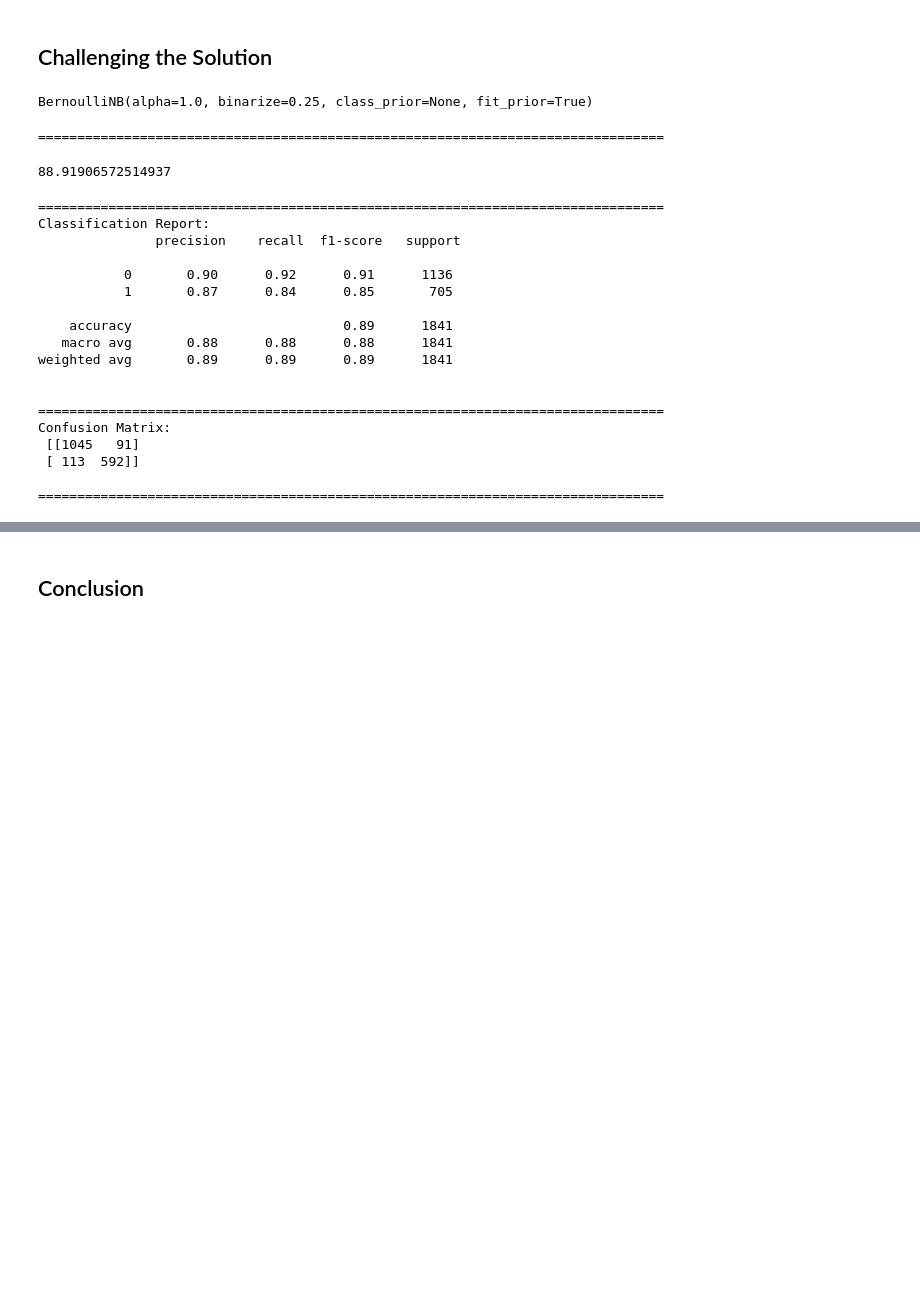
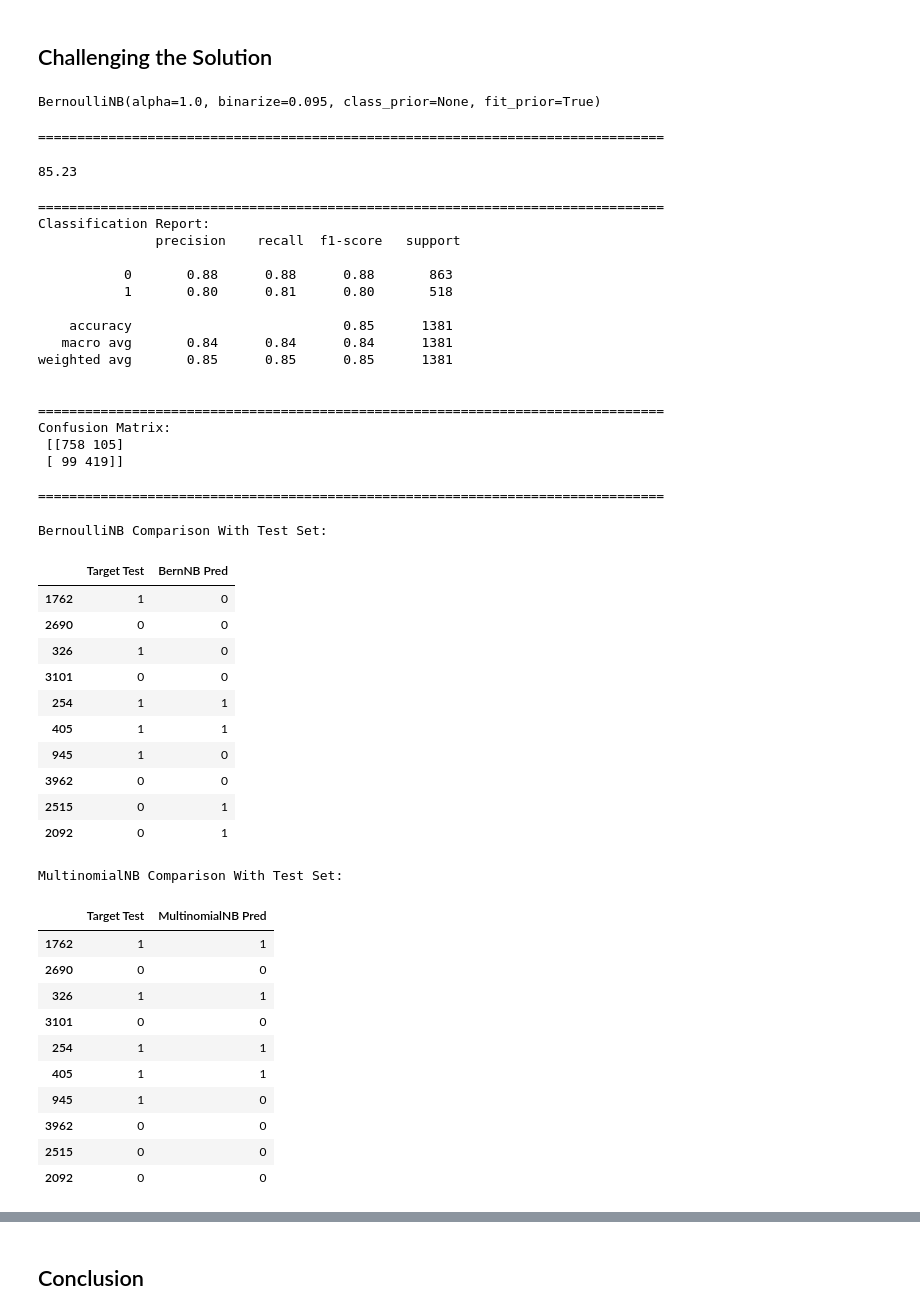
Before and after one commit to booorayan/naive_bayes_knn, a Jupyter notebook: Categorizing_Mail_As_Spam.ipynb, the cells around one changed output, grey strips where cells are left out. Cells and saved outputs as stored; diff of their text form; code cells hidden in the pictures; blank space fills up the shorter version.

```diff
--- a/Categorizing_Mail_As_Spam.ipynb
+++ b/Categorizing_Mail_As_Spam.ipynb
@@ -656,37 +750,70 @@ When we balance the values in the target variable , the accuracy of the model de
 # %%
 # using bernoulli naives bayes
 
-bern = BernoulliNB(binarize=0.25)
+bern = BernoulliNB(binarize=0.095)
 
-bern.fit(feeatt_train, taargg_train)
+bern.fit(ffeatt_train, ttargg_train)
 
-bern_pred = bern.predict(feeatt_test)
+bern_pred = bern.predict(ffeatt_test)
 print('\n' + '===='*20)
-metrics.accuracy_score(taargg_test, bern_pred) * 100
+np.round(metrics.accuracy_score(ttargg_test, bern_pred) * 100, 2)
 print('\n' + '===='*20)
-print('Classification Report:\n', metrics.classification_report(taargg_test, bern_pred))
+print('Classification Report:\n', metrics.classification_report(ttargg_test, bern_pred))
 print('\n' + '===='*20)
-print('Confusion Matrix:\n', metrics.confusion_matrix(taargg_test, bern_pred))
+print('Confusion Matrix:\n', metrics.confusion_matrix(ttargg_test, bern_pred))
 print('\n' + '===='*20)
 # %% [output]
-BernoulliNB(alpha=1.0, binarize=0.25, class_prior=None, fit_prior=True)
+BernoulliNB(alpha=1.0, binarize=0.095, class_prior=None, fit_prior=True)
 ================================================================================
-88.91906572514937
+85.23
 ================================================================================
 Classification Report:
                precision    recall  f1-score   support
 
-           0       0.90      0.92      0.91      1136
-           1       0.87      0.84      0.85       705
+           0       0.88      0.88      0.88       863
+           1       0.80      0.81      0.80       518
 
-    accuracy                           0.89      1841
-   macro avg       0.88      0.88      0.88      1841
-weighted avg       0.89      0.89      0.89      1841
+    accuracy                           0.85      1381
+   macro avg       0.84      0.84      0.84      1381
+weighted avg       0.85      0.85      0.85      1381
 
 
 ================================================================================
 Confusion Matrix:
- [[1045   91]
- [ 113  592]]
+ [[758 105]
+ [ 99 419]]
 
 ================================================================================
+# %%
+comp_f = pd.DataFrame({'Target Test': ttargg_test, 'BernNB Pred': bern_pred})
+print('BernoulliNB Comparison With Test Set:\n')
+comp_f.head(10)
+
+mnbcomp_f = pd.DataFrame({'Target Test': ttargg_test, 'MultinomialNB Pred': munom_pred})
+print('\n\nMultinomialNB Comparison With Test Set:\n')
+mnbcomp_f.head(10)
+# %% [output]
+BernoulliNB Comparison With Test Set:
+|  | Target Test | BernNB Pred |
+| 1762 | 1 | 0 |
+| 2690 | 0 | 0 |
+| 326 | 1 | 0 |
+| 3101 | 0 | 0 |
+| 254 | 1 | 1 |
+| 405 | 1 | 1 |
+| 945 | 1 | 0 |
+| 3962 | 0 | 0 |
+| 2515 | 0 | 1 |
+| 2092 | 0 | 1 |
+MultinomialNB Comparison With Test Set:
+|  | Target Test | MultinomialNB Pred |
+| 1762 | 1 | 1 |
+| 2690 | 0 | 0 |
+| 326 | 1 | 1 |
+| 3101 | 0 | 0 |
+| 254 | 1 | 1 |
+| 405 | 1 | 1 |
+| 945 | 1 | 0 |
+| 3962 | 0 | 0 |
+| 2515 | 0 | 0 |
+| 2092 | 0 | 0 |
```
Also changed, not shown: parts of 36 cells of this notebook.
